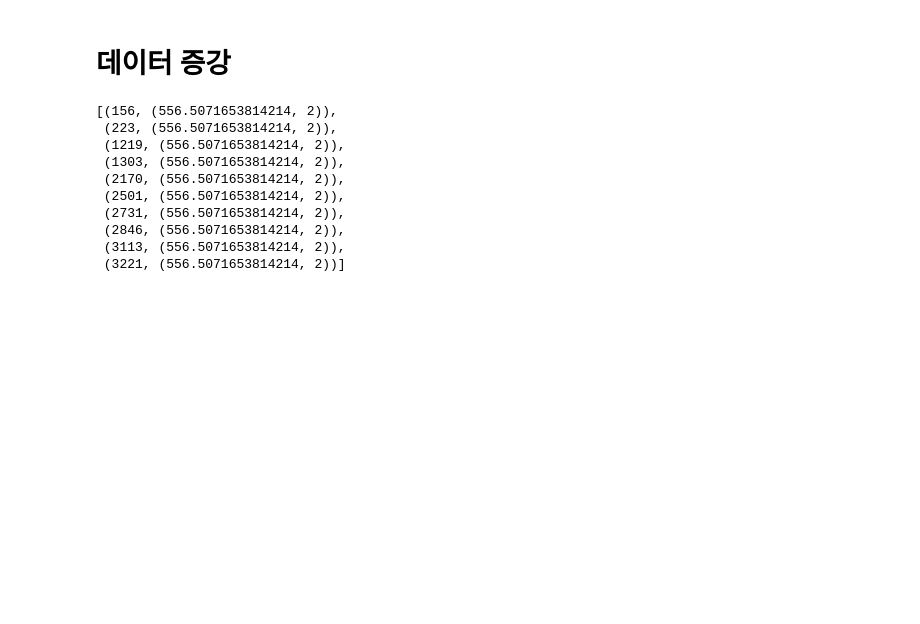
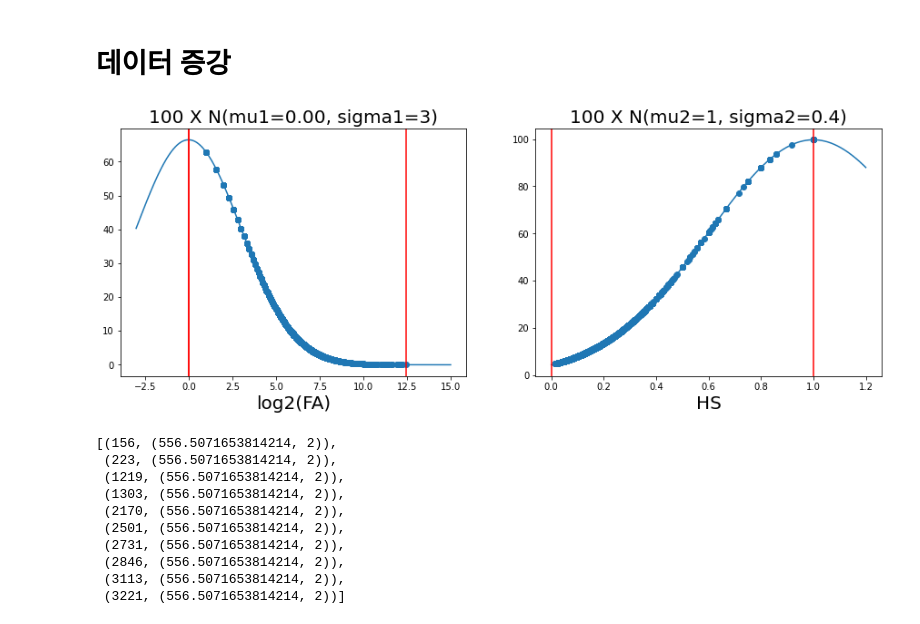
Before and after one commit to kyeongchan92/DA-for-SBR, a Jupyter notebook: main.ipynb, the cells around one changed output. Drawn from its saved outputs; the diff is of its cells as text; code cells hidden in the pictures; blank space fills up the shorter version.

Commit message:
first test, visualization

```diff
--- a/main.ipynb
+++ b/main.ipynb
@@ -86,3 +95,15 @@ if not os.path.exists(f'exps/experiment{experiment}/result_srgnn_diginetica'):
+# %%
+for f in [1/64, 1/128, 1/256, 1/512]:
+  if not os.path.exists(f'exps/experiment{experiment}/result_narm_yoochoose/y{int(1/f):03}'):
+    os.makedirs(f'exps/experiment{experiment}/result_narm_yoochoose/y{int(1/f):03}')
+  if not os.path.exists(f'exps/experiment{experiment}/result_srgnn_yoochoose/y{int(1/f):03}'):
+    os.makedirs(f'exps/experiment{experiment}/result_srgnn_yoochoose/y{int(1/f):03}')
+
+for f in [1/1, 1/3, 1/6, 1/12]:
+  if not os.path.exists(f'exps/experiment{experiment}/result_narm_diginetica/d{int(1/f):03}'):
+      os.makedirs(f'exps/experiment{experiment}/result_narm_diginetica/d{int(1/f):03}')
+  if not os.path.exists(f'exps/experiment{experiment}/result_srgnn_diginetica/d{int(1/f):03}'):
+      os.makedirs(f'exps/experiment{experiment}/result_srgnn_diginetica/d{int(1/f):03}')
 # %% [markdown]
 ## 원본데이터 불러오기, 전처리
 # %%
@@ -224,48 +245,82 @@ beta = 500
 mu2 = 1
 sigma2 = 0.4
 
+
+
+
 #%% 출현빈도 그리기 ##############################################
 
-min(falog2_d.values())
+
+plt.figure(figsize=(15, 5))
+plt.subplot(1, 2, 1)
+
+
+min(falog2.values())
 min(allitemcntr.values())
 
-mu1, sigma1 = M, 3
+
+M = max(falog2.values())
 
 # x, y 생성
-x = [falog2_d[i] for i in range(1, nof_items+1)]
+x = [falog2[i] for i in range(1, nof_items+1)]
 y = [alpha * gaussian(mu1, sigma1, _) for _ in x]
 plt.scatter(x, y)
 
 # 가우시안 선
 x = np.linspace(-3, 15, 1000)
 y = gaussian(mu1, sigma1, x) * alpha
 plt.plot(x, y)
 
 # 수선
+plt.axvline(x=0, color='r')
 plt.axvline(x=mu1, color='r')
 plt.axvline(x=M, color='r')
 
 
 plt.xlabel('log2(FA)', fontsize=20)
 plt.title(f'100 X N(mu1={mu1:.2f}, sigma1={sigma1})', fontsize=20)
 #####################################################################
 
 
+#%%
+
+plt.subplot(1, 2, 2)
+
+x = [msd[i][1] for i in range(1, nof_items+1)]
+y = [100*gaussian(mu2, sigma2, _) for _ in x]
+
+plt.scatter(x, y)
+
+# 가우시안 선
+x = np.linspace(0, 1.2, 1000)
+y = gaussian(mu2, sigma2, x) * 100
+plt.plot(x, y)
+
+# 수선
+plt.axvline(x=0, color='r')
+plt.axvline(x=1, color='r')
+
+
+plt.xlabel('HS', fontsize=20)
+plt.title(f'100 X N(mu2={mu2}, sigma2={sigma2})', fontsize=20)
+#####################################################################
 
 theta = [alpha, mu1, sigma1, beta, mu2, sigma2]
 
 def cal_score(logfa: float , hsvalue: float, theta) -> float:
 
   alpha, mu1, sigma1, beta, mu2, sigma2 = theta[0], theta[1], theta[2], theta[3], theta[4], theta[5]
 
   alphaterm = alpha * gaussian(mu1, sigma1, logfa)
   betaterm = beta * gaussian(mu2, sigma2, hsvalue)
 
   score = alphaterm + betaterm
 
   return score
 
 score = {i : cal_score(falog2[i], msd[i][1], theta) for i in range(1, nof_items+1)}
+# %% [output]
+[figure, added]
 # %%
 sess_score_mean = dict()
 for sid, s in enumerate(tra_seqs_frac):
```
Also changed, not shown: parts of 8 cells of this notebook, 1 other file.
